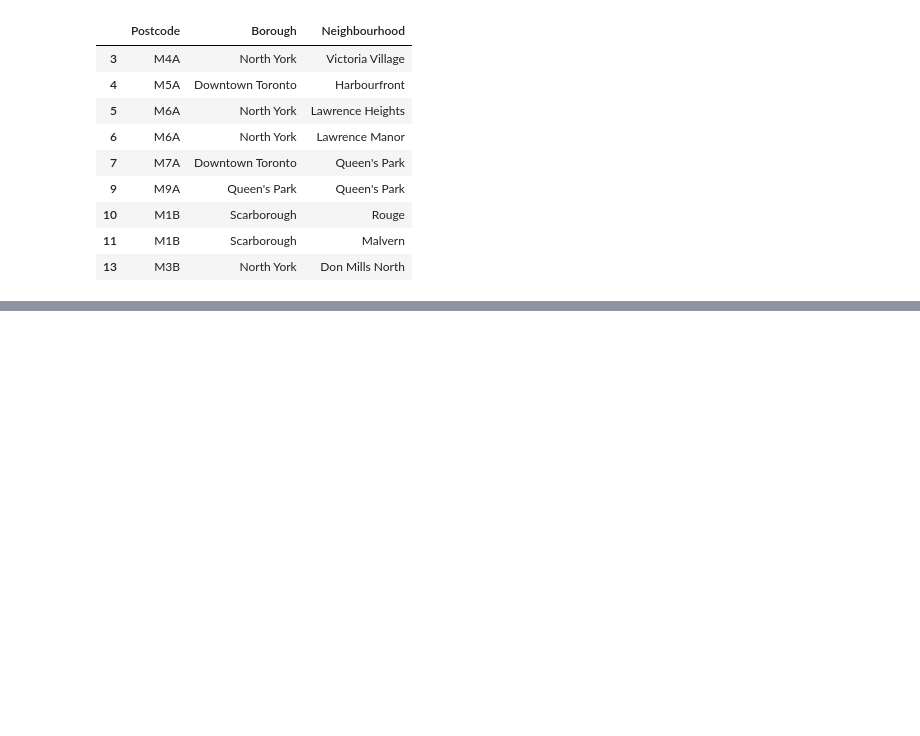
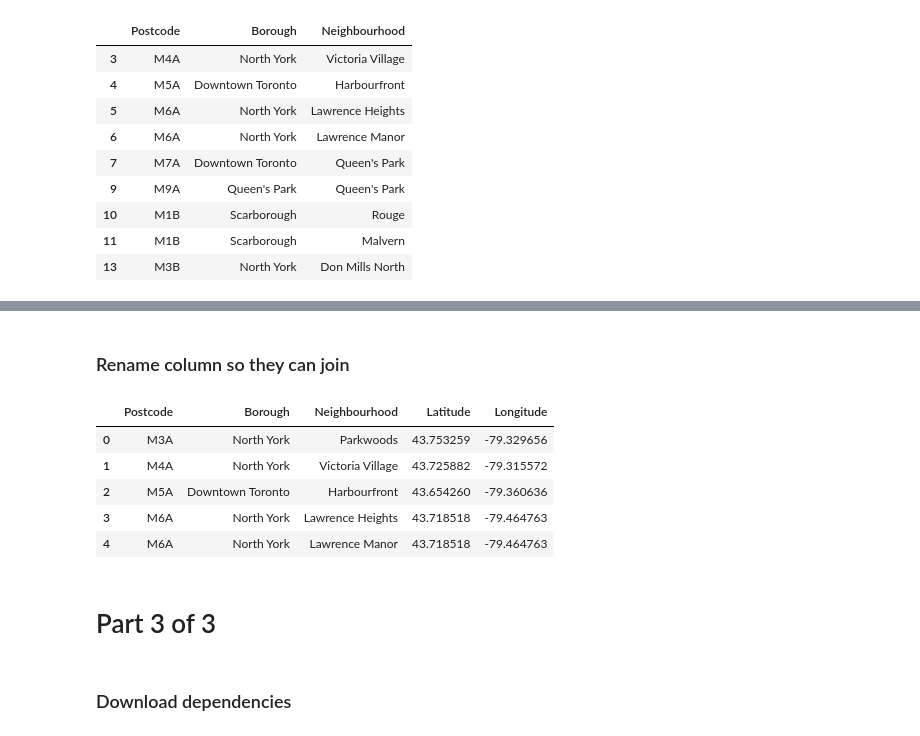
Before and after one commit to ghdigi/Coursera_Capstone, a Jupyter notebook: Week3-Assignment.ipynb, the cells around one changed output, grey strips where cells are left out. Cells and saved outputs as stored; diff of their text form; code cells hidden in the pictures; blank space fills up the shorter version.

```diff
--- a/Week3-Assignment.ipynb
+++ b/Week3-Assignment.ipynb
@@ -129,0 +161,2 @@ df[1:10]
+# %% [markdown]
+### Rename column so they can join
@@ -129,0 +165,11 @@ df[1:10]
+# %%
+#dfnew = pd.merge(df,dfCor,by = "Postcode",all.x = TRUE)
+dfnew = df.merge(dfCor, on='Postcode')
+dfnew.head()
+# %% [output]
+|  | Postcode | Borough | Neighbourhood | Latitude | Longitude |
+| 0 | M3A | North York | Parkwoods | 43.753259 | -79.329656 |
+| 1 | M4A | North York | Victoria Village | 43.725882 | -79.315572 |
+| 2 | M5A | Downtown Toronto | Harbourfront | 43.654260 | -79.360636 |
+| 3 | M6A | North York | Lawrence Heights | 43.718518 | -79.464763 |
+| 4 | M6A | North York | Lawrence Manor | 43.718518 | -79.464763 |
@@ -129,0 +189,4 @@ df[1:10]
+# %% [markdown]
+# Part 3 of 3
+# %% [markdown]
+### Download dependencies
```
Also changed, not shown: parts of 19 cells of this notebook.
